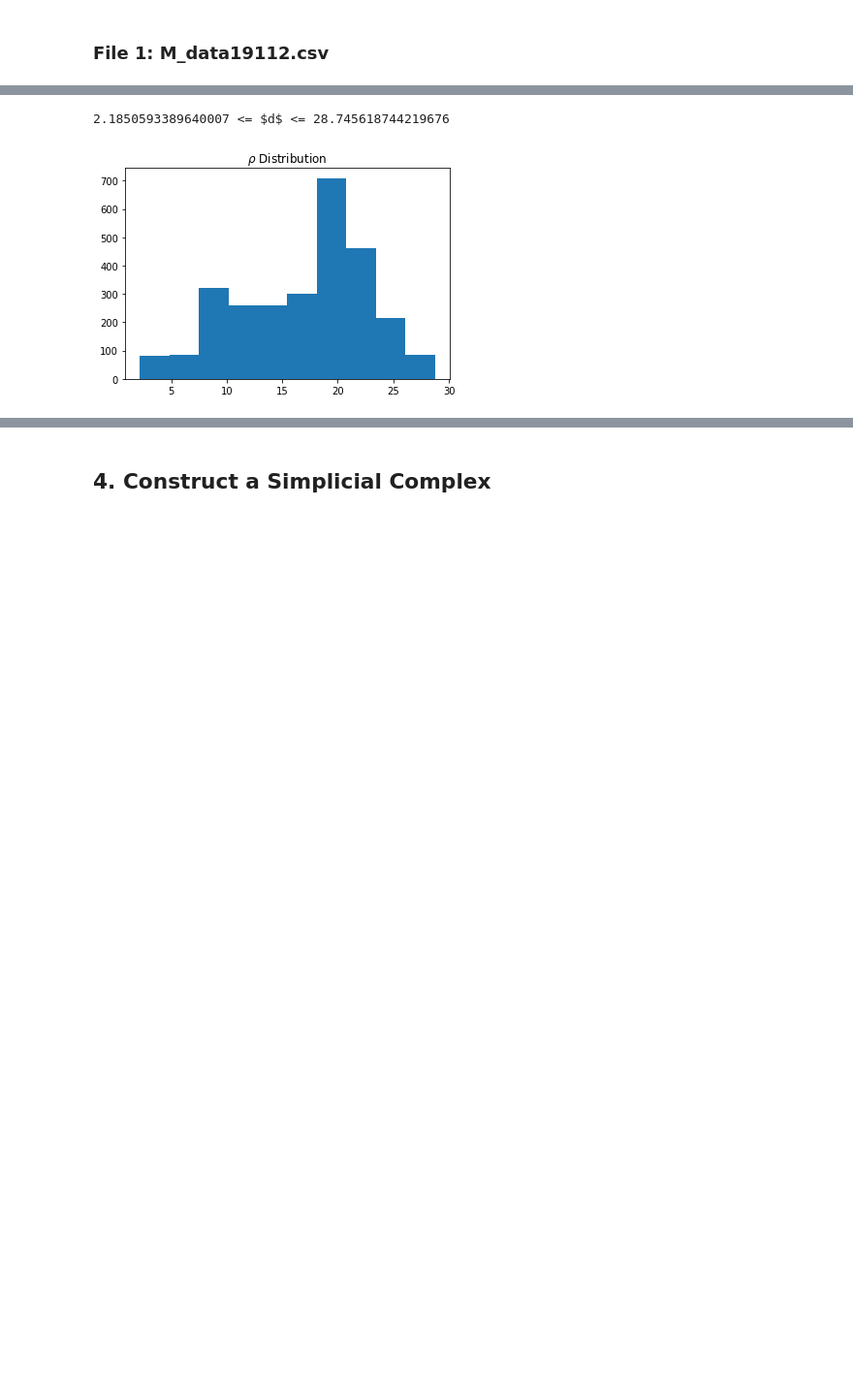
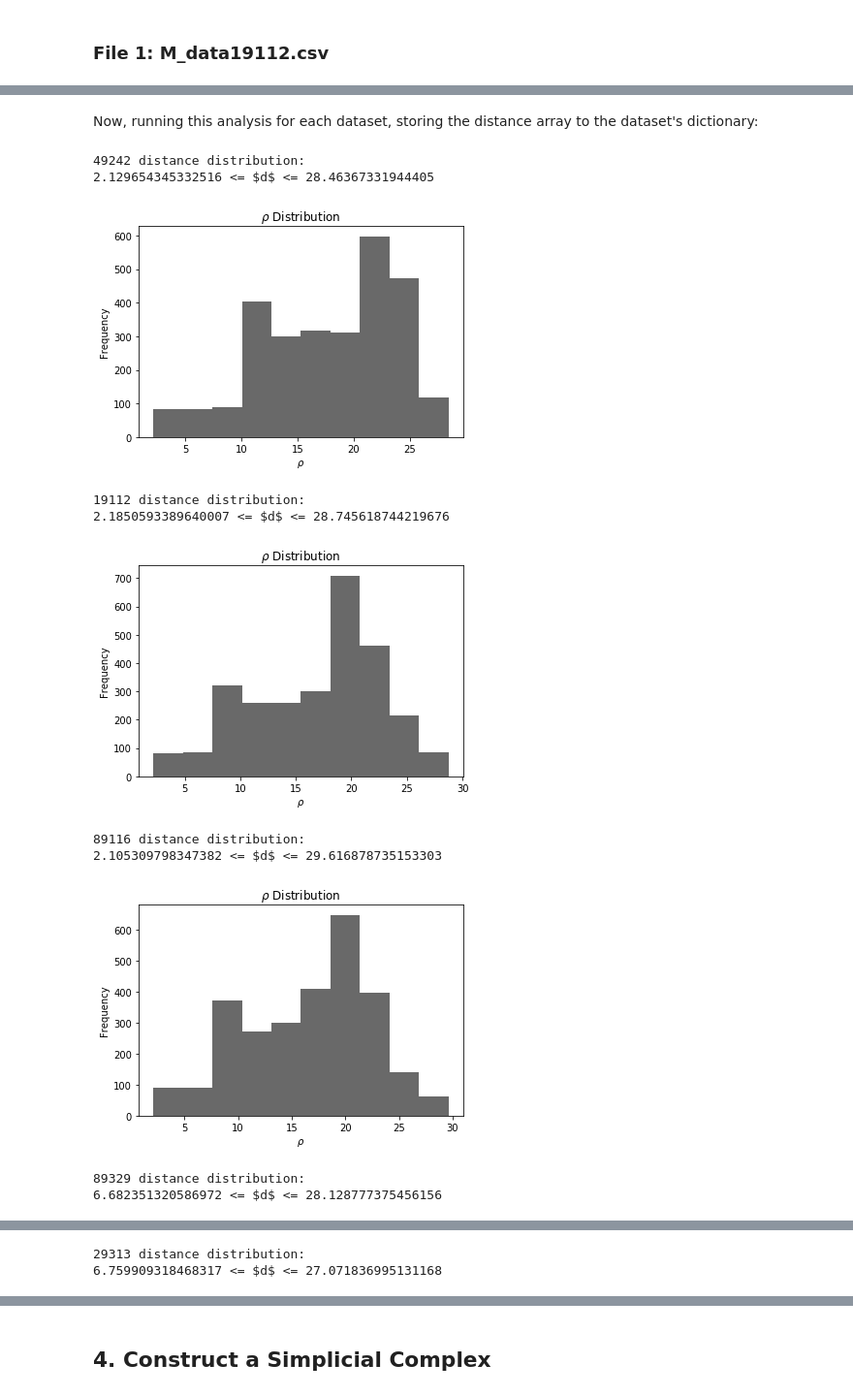
Before and after one commit to BVanDeWater/625.687, a Jupyter notebook: Notebooks/Homework12.ipynb, the cells around one changed output, grey strips where cells are left out. Shown at 97% size. Cells and saved outputs as stored; diff of their text form; code cells hidden in the pictures; blank space fills up the shorter version.

```diff
--- a/Notebooks/Homework12.ipynb
+++ b/Notebooks/Homework12.ipynb
@@ -101,5 +103,5 @@ for ds in datasets:
 # %%
-def describe_dmatrix(dmatrix, plot=True):
+def analyze_dmatrix(dmatrix, plot=True):
     distances = []
     for r, row in enumerate(dmatrix):
         for c, col in enumerate(row[r+1:]):
@@ -107,11 +109,31 @@ def describe_dmatrix(dmatrix, plot=True):
 
     print(f"{min(distances)} <= $d$ <= {max(distances)}")
     if plot:
+        plt.hist(distances, color='dimgray')
+
         plt.title(r"$\rho$ Distribution")
-        plt.hist(distances)
+        plt.xlabel(r"$\rho$")
+        plt.ylabel("Frequency")
         plt.show()
 
-describe_dmatrix(datasets['19112']['dmatrix'])
+    return distances
-# %% [output]
-2.1850593389640007 <= $d$ <= 28.745618744219676
-[figure, removed]
+# %% [markdown]
+Now, running this analysis for each dataset, storing the distance array to the dataset's dictionary:
+# %%
+for _id in datasets:
+    print(f"{_id} distance distribution:")
+    distances = analyze_dmatrix(datasets[_id]['dmatrix'])
+    datasets[_id]['distances'] = distances
+    print()
+# %% [output]
+49242 distance distribution:
+2.129654345332516 <= $d$ <= 28.46367331944405
+[figure, added]
+19112 distance distribution:
+2.1850593389640007 <= $d$ <= 28.745618744219676
+[figure, added]
+89116 distance distribution:
+2.105309798347382 <= $d$ <= 29.616878735153303
+[figure, added]
+89329 distance distribution:
+6.682351320586972 <= $d$ <= 28.128777375456156
@@ -117,0 +141,2 @@ describe_dmatrix(datasets['19112']['dmatrix'])
+29313 distance distribution:
+6.759909318468317 <= $d$ <= 27.071836995131168
```
Also changed, not shown: parts of 5 cells of this notebook.
